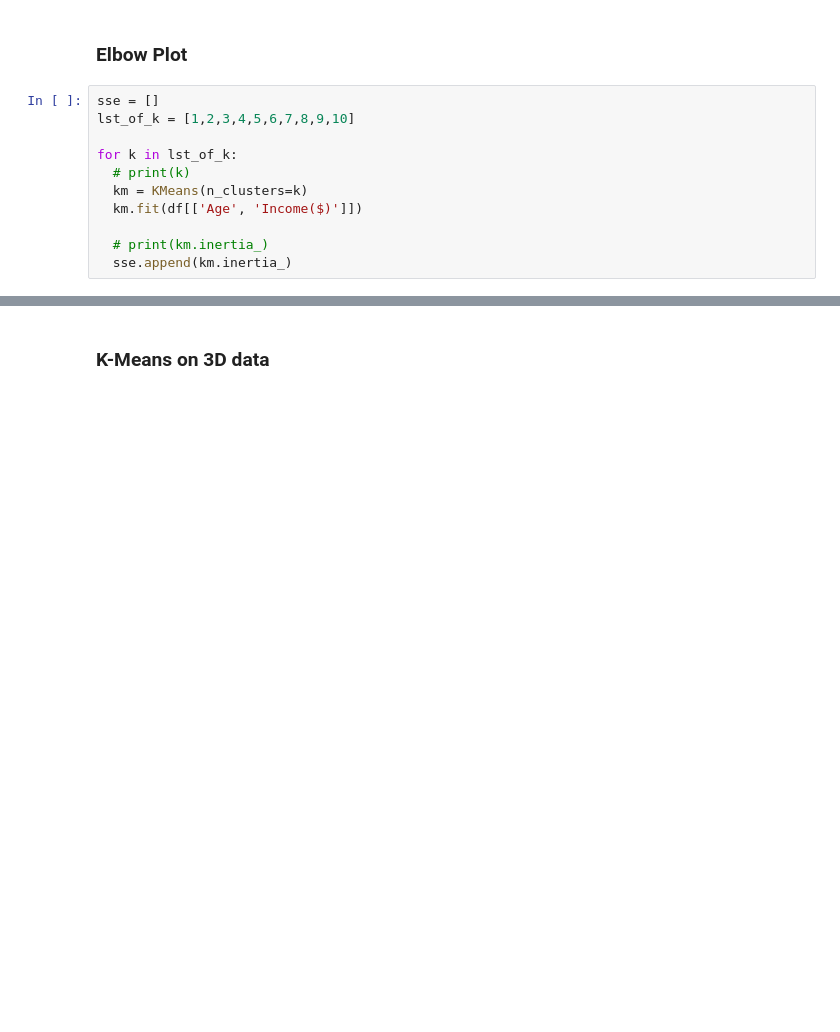
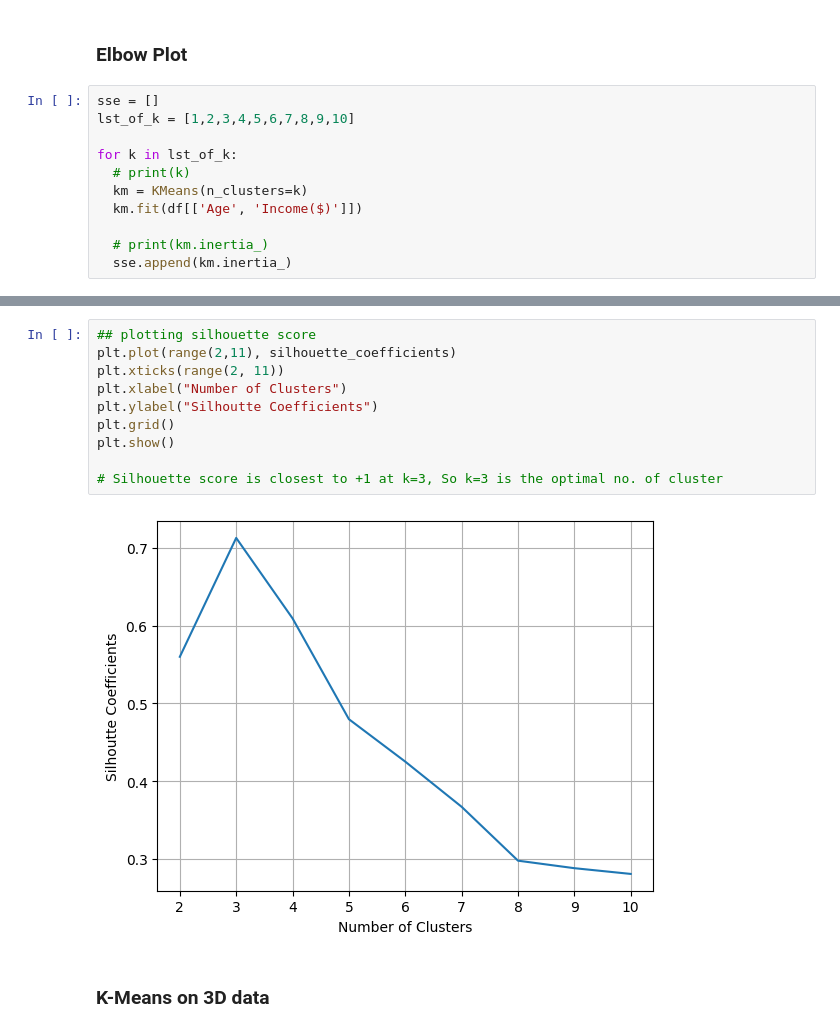
Before and after one commit to rishav197/100-days-of-machine-learning, a Jupyter notebook: day71-K-means/K_means_clustering.ipynb, the cells around one changed output, grey strips where cells are left out. Saved outputs shown, nothing was run; the diff lists cells and outputs as text; blank space fills up the shorter version.

```diff
--- a/day71-K-means/K_means_clustering.ipynb
+++ b/day71-K-means/K_means_clustering.ipynb
@@ -194,3 +218,15 @@ plt.plot(lst_of_k, sse, marker='o')
+# %%
+## plotting silhouette score
+plt.plot(range(2,11), silhouette_coefficients)
+plt.xticks(range(2, 11))
+plt.xlabel("Number of Clusters")
+plt.ylabel("Silhoutte Coefficients")
+plt.grid()
+plt.show()
+
+# Silhouette score is closest to +1 at k=3, So k=3 is the optimal no. of cluster
+# %% [output]
+[figure, added]
 # %% [markdown]
 ### K-Means on 3D data
 # %%
```
Also changed, not shown: parts of 12 cells of this notebook.
